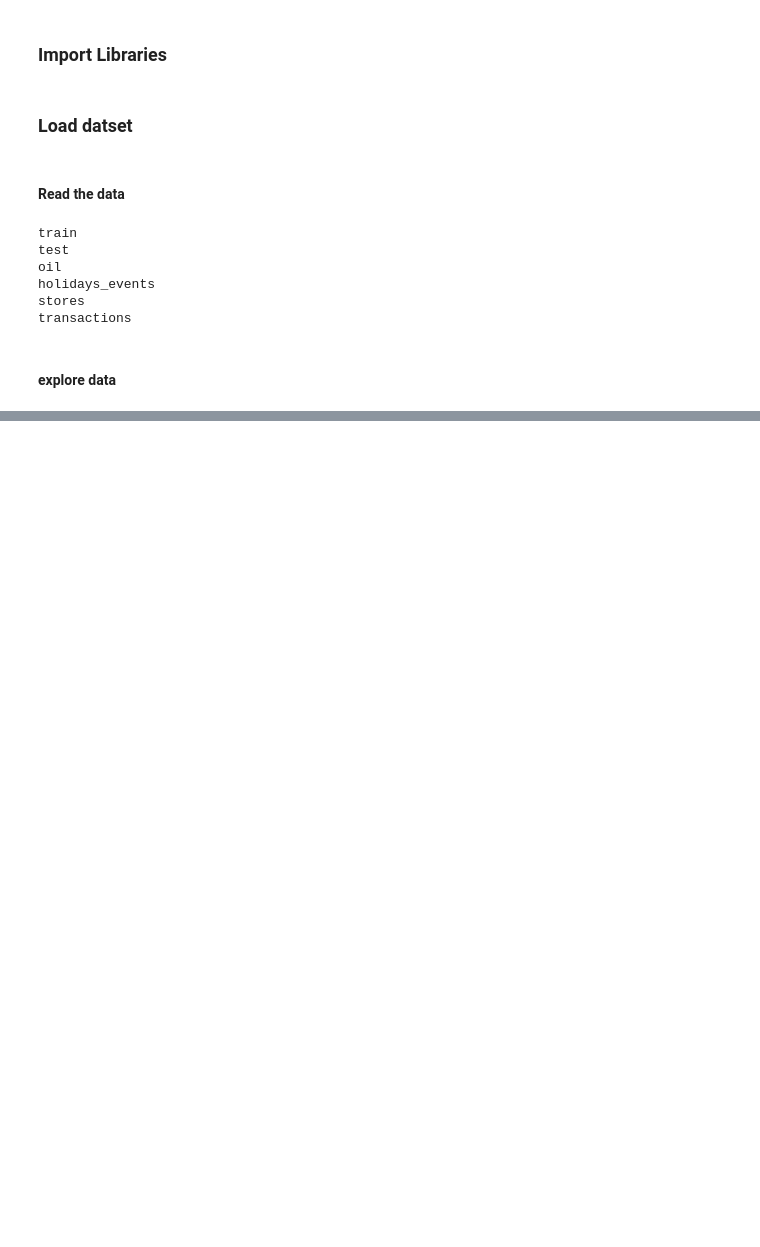
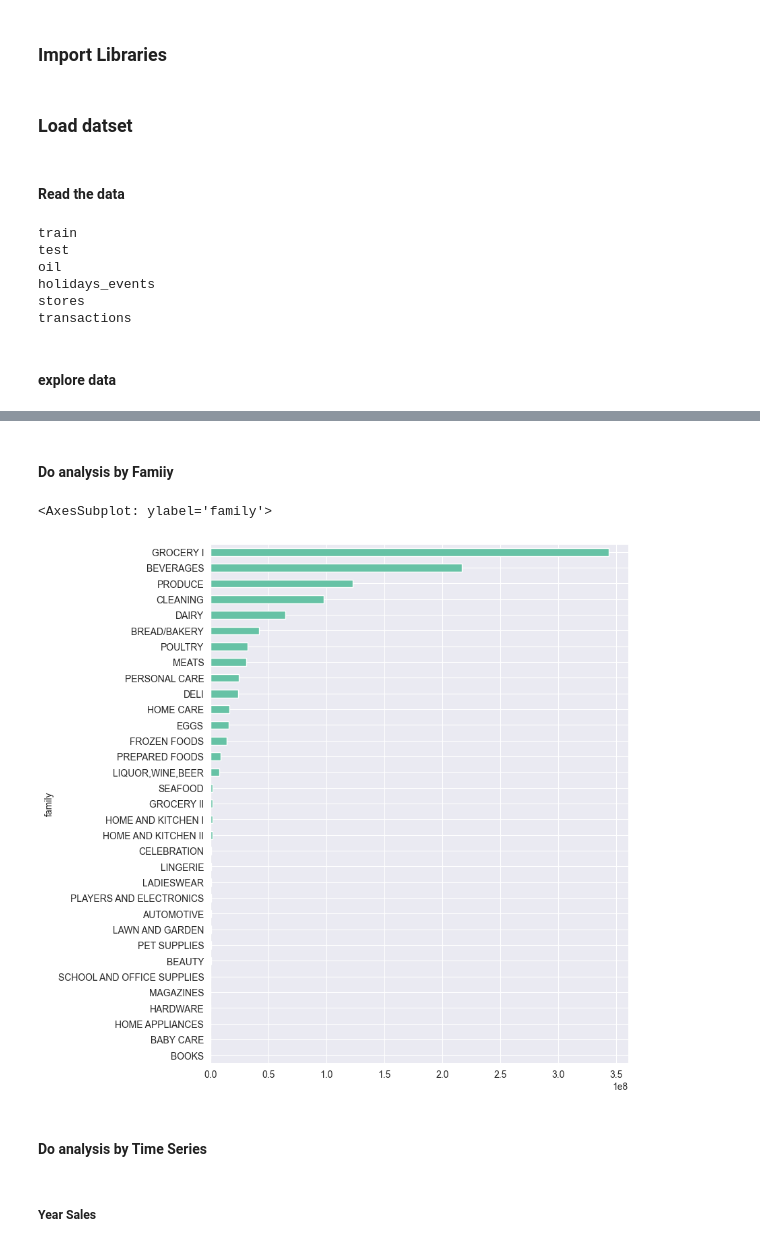
Before and after one commit to aakmalf/projects, a Jupyter notebook: store-sales/data.ipynb, the cells around one changed output, grey strips where cells are left out. Cells and saved outputs as stored; diff of their text form; code cells hidden in the pictures; blank space fills up the shorter version.

```diff
--- a/store-sales/data.ipynb
+++ b/store-sales/data.ipynb
@@ -36,0 +470,11 @@ transactions
+# %% [markdown]
+#### Do analysis by Famiiy
+# %%
+train.groupby("family")["sales"].sum().sort_values().plot(kind="barh", figsize=(8, 10))
+# %% [output]
+<AxesSubplot: ylabel='family'>
+[figure, added]
+# %% [markdown]
+#### Do analysis by Time Series
+# %% [markdown]
+##### Year Sales
```
Also changed, not shown: parts of 66 cells of this notebook.
